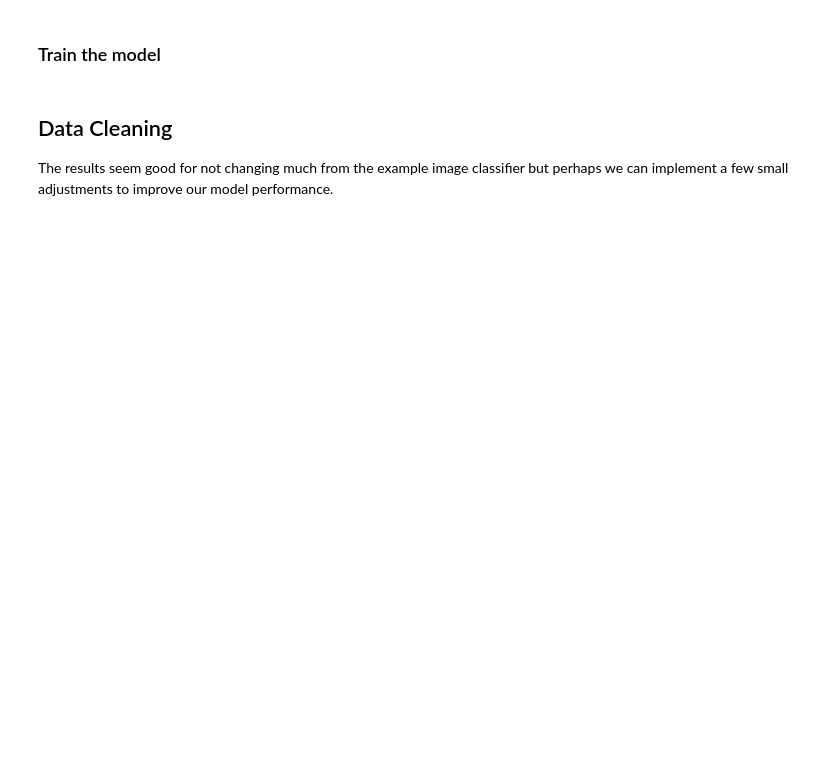
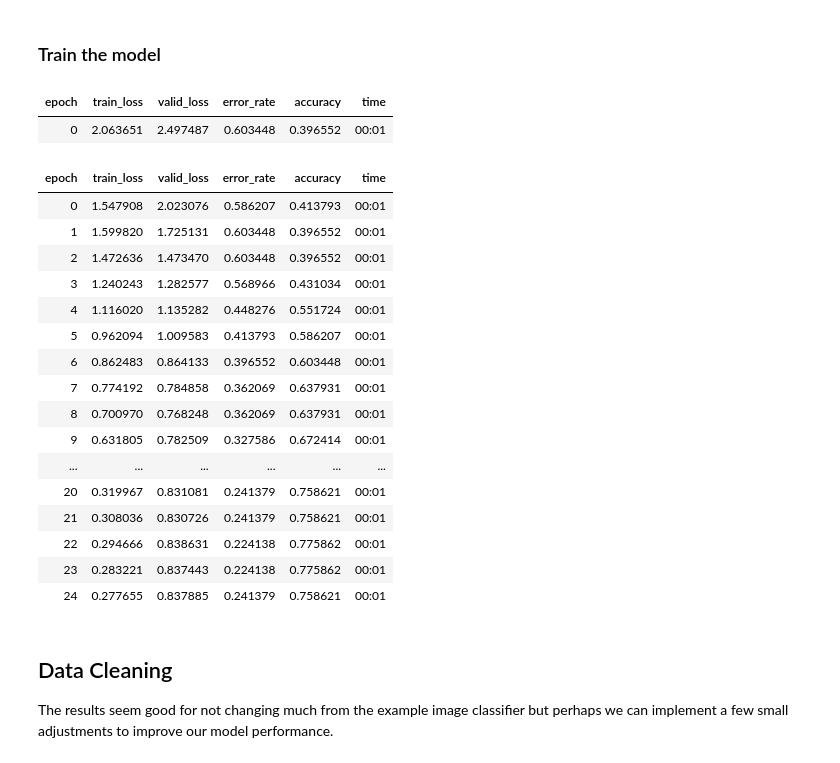
Before and after one commit to RobTheOceanographer/FastClouds, a Jupyter notebook: fastclouds.ipynb, the cells around one changed output. Saved outputs shown, nothing was run; the diff lists cells and outputs as text; code cells hidden in the pictures; blank space fills up the shorter version.

```diff
--- a/fastclouds.ipynb
+++ b/fastclouds.ipynb
@@ -97,8 +121,28 @@ dls.show_batch(max_n=6)
 # %%
 learn = vision_learner(dls, resnet18, metrics=[error_rate, accuracy])
 # resnet18, resnet34, resnet50, resnet101, resnet152
 # densenet121, densenet169, densenet201, densenet161
-learn.fine_tune(10)
+learn.fine_tune(25)
+# %% [output]
+| epoch | train_loss | valid_loss | error_rate | accuracy | time |
+| 0 | 2.063651 | 2.497487 | 0.603448 | 0.396552 | 00:01 |
+| epoch | train_loss | valid_loss | error_rate | accuracy | time |
+| 0 | 1.547908 | 2.023076 | 0.586207 | 0.413793 | 00:01 |
+| 1 | 1.599820 | 1.725131 | 0.603448 | 0.396552 | 00:01 |
+| 2 | 1.472636 | 1.473470 | 0.603448 | 0.396552 | 00:01 |
+| 3 | 1.240243 | 1.282577 | 0.568966 | 0.431034 | 00:01 |
+| 4 | 1.116020 | 1.135282 | 0.448276 | 0.551724 | 00:01 |
+| 5 | 0.962094 | 1.009583 | 0.413793 | 0.586207 | 00:01 |
+| 6 | 0.862483 | 0.864133 | 0.396552 | 0.603448 | 00:01 |
+| 7 | 0.774192 | 0.784858 | 0.362069 | 0.637931 | 00:01 |
+| 8 | 0.700970 | 0.768248 | 0.362069 | 0.637931 | 00:01 |
+| 9 | 0.631805 | 0.782509 | 0.327586 | 0.672414 | 00:01 |
+| ... | ... | ... | ... | ... | ... |
+| 20 | 0.319967 | 0.831081 | 0.241379 | 0.758621 | 00:01 |
+| 21 | 0.308036 | 0.830726 | 0.241379 | 0.758621 | 00:01 |
+| 22 | 0.294666 | 0.838631 | 0.224138 | 0.775862 | 00:01 |
+| 23 | 0.283221 | 0.837443 | 0.224138 | 0.775862 | 00:01 |
+| 24 | 0.277655 | 0.837885 | 0.241379 | 0.758621 | 00:01 |
 # %% [markdown]
 ## Data Cleaning
 
```
Also changed, not shown: parts of 17 cells of this notebook.
